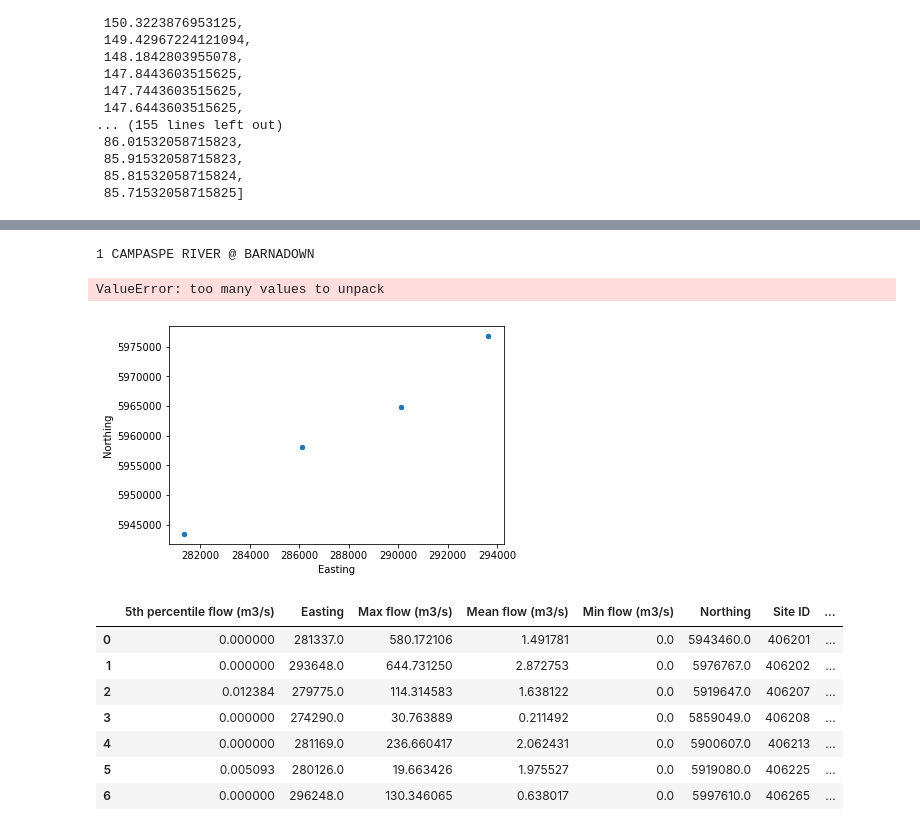
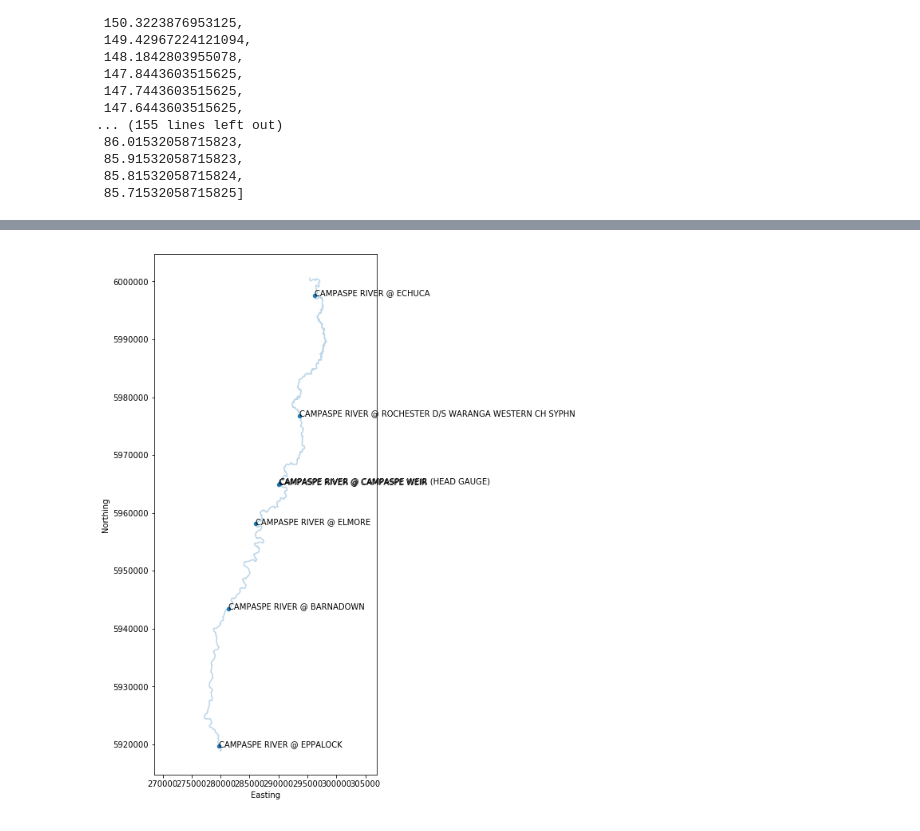
Before and after one commit to daniel-partington/CampaspeModel, a Jupyter notebook: CustomScripts/SFR2_build.ipynb, the cells around one changed output, grey strips where cells are left out. Saved outputs shown, nothing was run; the diff lists cells and outputs as text; code cells hidden in the pictures.

Commit message:
Updates to stream flow routing package building

```diff
--- a/CustomScripts/SFR2_build.ipynb
+++ b/CustomScripts/SFR2_build.ipynb
@@ -828,7 +827,7 @@ site_details
 # %%
 Campaspe = site_details[site_details['Site Name'].str.contains("CAMPASPE RIVER")]
-Campaspe = Campaspe[Campaspe['Northing'] > \
-                    Campaspe.loc[16]['Northing']]
+Campaspe = Campaspe[Campaspe['Northing'] >= \
+                    Campaspe.loc[6]['Northing']]
 # %%
 Campaspe
 # %% [output]
@@ -846,3 +844,12 @@ Campaspe
 | 33 | 406276 | CAMPASPE RIVER @ FEHRINGS LANE | -36.150442 | 144.737119 | 296423.0 | 5996979.0 | 55 | 0.000 | ... |
 | 34 | 406277 | CAMPASPE RIVER @ DOAKS RESERVE | -36.815682 | 144.517720 | 278584.0 | 5922685.0 | 55 | 0.000 | ... |
 | 35 | 406278 | CAMPASPE RIVER @ BACKHAUS ROAD | -36.697647 | 144.525495 | 278939.0 | 5935800.0 | 55 | 0.000 | ... |
+# %%
+fig = plt.figure(figsize=(5,12))
+ax = fig.add_subplot(111)
+Campaspe.plot(kind='scatter', x='Easting', y='Northing', ax=ax)
+ax.plot([x[0] for x in point_merge2], [x[1] for x in point_merge2], alpha = 0.3)
+for k, v in Campaspe.iterrows():
+    #print k, v, v['Site Name']
+    ax.annotate(v['Site Name'], xy=(v['Easting'], v['Northing']))
+plt.axes().set_aspect('equal', 'datalim')
@@ -849,5 +865,7 @@ Campaspe
 # %%
-Campaspe_gauge_zero = Campaspe[Campaspe['Gauge Zero (Ahd)'] > 0.0]
+Campaspe_gauge_zero = Campaspe[(Campaspe['Gauge Zero (Ahd)'] > 0.0) | \
+                               (Campaspe['Cease to flow level'] > 10.0) | \
+                               (Campaspe['Min value'] > 10.0)]
 # %%
 Campaspe_gauge_zero
 # %% [output]
@@ -859,13 +880,14 @@ Campaspe_gauge_zero
 # %%
-ax = Campaspe_gauge_zero.plot(kind='scatter', x='Easting', y='Northing')
+fig = plt.figure(figsize=(5,12))
+ax = fig.add_subplot(111)
+Campaspe_gauge_zero.plot(kind='scatter', x='Easting', y='Northing', ax=ax)
+ax.plot([x[0] for x in point_merge2], [x[1] for x in point_merge2], alpha = 0.3)
 for k, v in Campaspe_gauge_zero.iterrows():
-    print k, v['Site Name']
-    ax.annotate(k, v['Site Name'])
+    #print k, v, v['Site Name']
+    ax.annotate(v['Site Name'], xy=(v['Easting'], v['Northing']))
 plt.axes().set_aspect('equal', 'datalim')
 # %% [output]
-1 CAMPASPE RIVER @ BARNADOWN
-ValueError: too many values to unpack
-[figure, old version]
+[figure, new version]
 # %%
 import datetime
 
@@ -915,11 +949,0 @@ flows = getFlow(sites=Campaspe['Site Id'].tolist())
-# %%
-flows
-# %% [output]
-|  | 5th percentile flow (m3/s) | Easting | Max flow (m3/s) | Mean flow (m3/s) | Min flow (m3/s) | Northing | Site ID | ... |
-| 0 | 0.000000 | 281337.0 | 580.172106 | 1.491781 | 0.0 | 5943460.0 | 406201 | ... |
-| 1 | 0.000000 | 293648.0 | 644.731250 | 2.872753 | 0.0 | 5976767.0 | 406202 | ... |
-| 2 | 0.012384 | 279775.0 | 114.314583 | 1.638122 | 0.0 | 5919647.0 | 406207 | ... |
-| 3 | 0.000000 | 274290.0 | 30.763889 | 0.211492 | 0.0 | 5859049.0 | 406208 | ... |
-| 4 | 0.000000 | 281169.0 | 236.660417 | 2.062431 | 0.0 | 5900607.0 | 406213 | ... |
-| 5 | 0.005093 | 280126.0 | 19.663426 | 1.975527 | 0.0 | 5919080.0 | 406225 | ... |
-| 6 | 0.000000 | 296248.0 | 130.346065 | 0.638017 | 0.0 | 5997610.0 | 406265 | ... |
```
Also changed, not shown: parts of 38 cells of this notebook.
